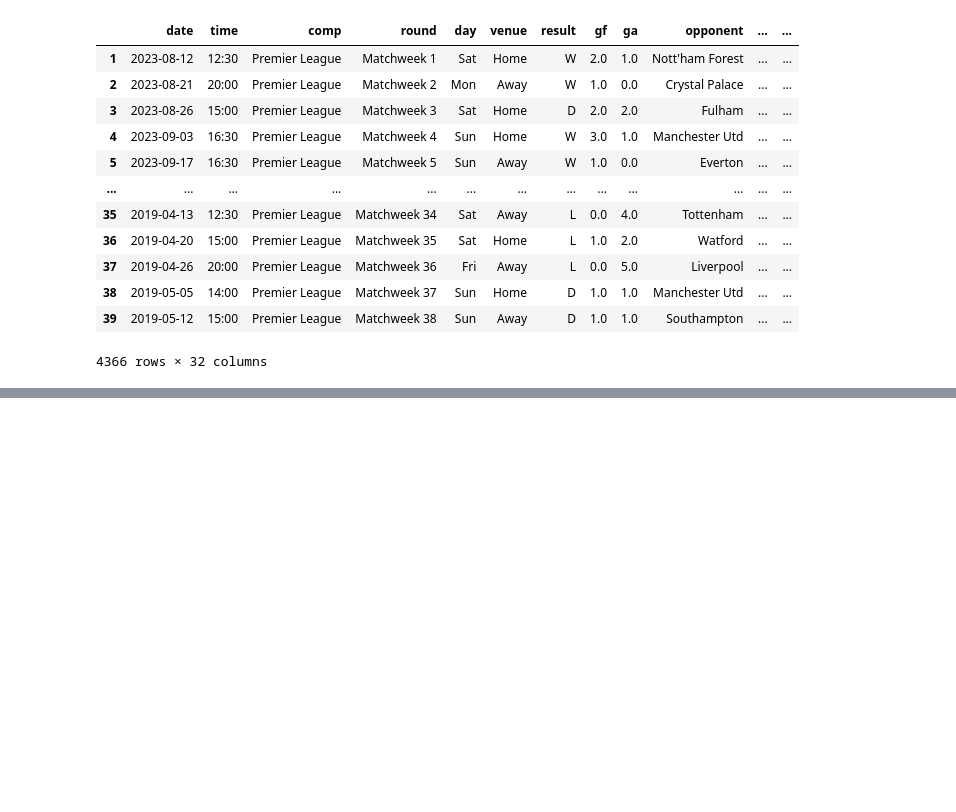
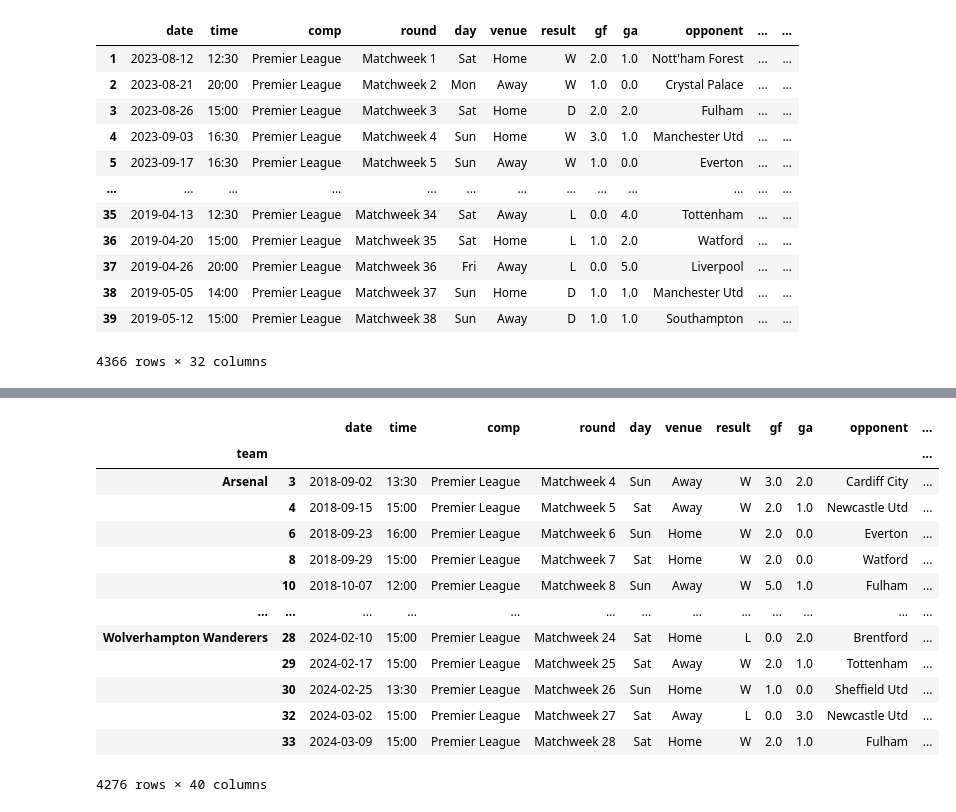
Before and after one commit to cschneggenburger/group-2-project-2, a Jupyter notebook: epl_2/model_2.ipynb, the cells around one changed output, grey strips where cells are left out. Saved outputs shown, nothing was run; the diff lists cells and outputs as text; code cells hidden in the pictures; blank space fills up the shorter version.

Commit message:
added rolling averages df

```diff
--- a/epl_2/model_2.ipynb
+++ b/epl_2/model_2.ipynb
@@ -230,0 +235,4 @@ weighted avg       0.40      0.43      0.40       874
+# %%
+# Get the group of matches specifically for the team "Liverpool".
+group = grouped_matches.get_group("Liverpool")
+group
@@ -230,0 +253,33 @@ weighted avg       0.40      0.43      0.40       874
+# %%
+# Calculate rolling averages for specified columns within a group.
+
+def rolling_avg(group, cols, new_cols):
+    """
+    Args:
+    - group: DataFrame group corresponding to matches of a particular team.
+    - cols: List of columns for which rolling averages need to be calculated.
+    - new_cols: List of new column names for the rolling average statistics.
+
+    Returns:
+    - DataFrame with the calculated rolling averages added as new columns.
+    """
+    # Sort the group by date to ensure chronological order.
+    group = group.sort_values("date")
+
+    # Calculate rolling averages for specified columns with a window size of 3.
+    rolling_stats = group[cols].rolling(3, closed='left').mean()
+
+    # Add the calculated rolling averages as new columns to the DataFrame.
+    group[new_cols] = rolling_stats
+
+    # Drop rows with NaN values resulting from the rolling window calculation.
+    group= group.dropna(subset=new_cols)
+    return group
+# %%
+# Define the columns for which rolling averages will be calculated.
+cols = ["gf", "ga", "sh", "sot", "dist", "fk", "pk", "pkatt"]
+
+# Generate new column names for the corresponding rolling averages.
+new_cols = [f"{c}_rolling" for c in cols]
+
+new_cols
@@ -230,0 +312,22 @@ weighted avg       0.40      0.43      0.40       874
+# %%
+# Define a lambda function to calculate rolling averages for each team's matches data.
+# The lambda function takes each group 'x', representing matches data for a specific team,
+# and applies the 'rolling_avg' function to calculate rolling averages for specified columns.
+# 'x' represents a DataFrame containing the matches data for a particular team.
+matches_rolling = matches.groupby("team").apply(lambda x: rolling_avg(x, cols, new_cols))
+matches_rolling
+# %% [output]
+|  |  | date | time | comp | round | day | venue | result | gf | ga | opponent | ... |
+| team |  |  |  |  |  |  |  |  |  |  |  | ... |
+| Arsenal | 3 | 2018-09-02 | 13:30 | Premier League | Matchweek 4 | Sun | Away | W | 3.0 | 2.0 | Cardiff City | ... |
+|  | 4 | 2018-09-15 | 15:00 | Premier League | Matchweek 5 | Sat | Away | W | 2.0 | 1.0 | Newcastle Utd | ... |
+|  | 6 | 2018-09-23 | 16:00 | Premier League | Matchweek 6 | Sun | Home | W | 2.0 | 0.0 | Everton | ... |
+|  | 8 | 2018-09-29 | 15:00 | Premier League | Matchweek 7 | Sat | Home | W | 2.0 | 0.0 | Watford | ... |
+|  | 10 | 2018-10-07 | 12:00 | Premier League | Matchweek 8 | Sun | Away | W | 5.0 | 1.0 | Fulham | ... |
+| ... | ... | ... | ... | ... | ... | ... | ... | ... | ... | ... | ... | ... |
+| Wolverhampton Wanderers | 28 | 2024-02-10 | 15:00 | Premier League | Matchweek 24 | Sat | Home | L | 0.0 | 2.0 | Brentford | ... |
+|  | 29 | 2024-02-17 | 15:00 | Premier League | Matchweek 25 | Sat | Away | W | 2.0 | 1.0 | Tottenham | ... |
+|  | 30 | 2024-02-25 | 13:30 | Premier League | Matchweek 26 | Sun | Home | W | 1.0 | 0.0 | Sheffield Utd | ... |
+|  | 32 | 2024-03-02 | 15:00 | Premier League | Matchweek 27 | Sat | Away | L | 0.0 | 3.0 | Newcastle Utd | ... |
+|  | 33 | 2024-03-09 | 15:00 | Premier League | Matchweek 28 | Sat | Home | W | 2.0 | 1.0 | Fulham | ... |
+4276 rows × 40 columns
```
Also changed, not shown: parts of 19 cells of this notebook.
